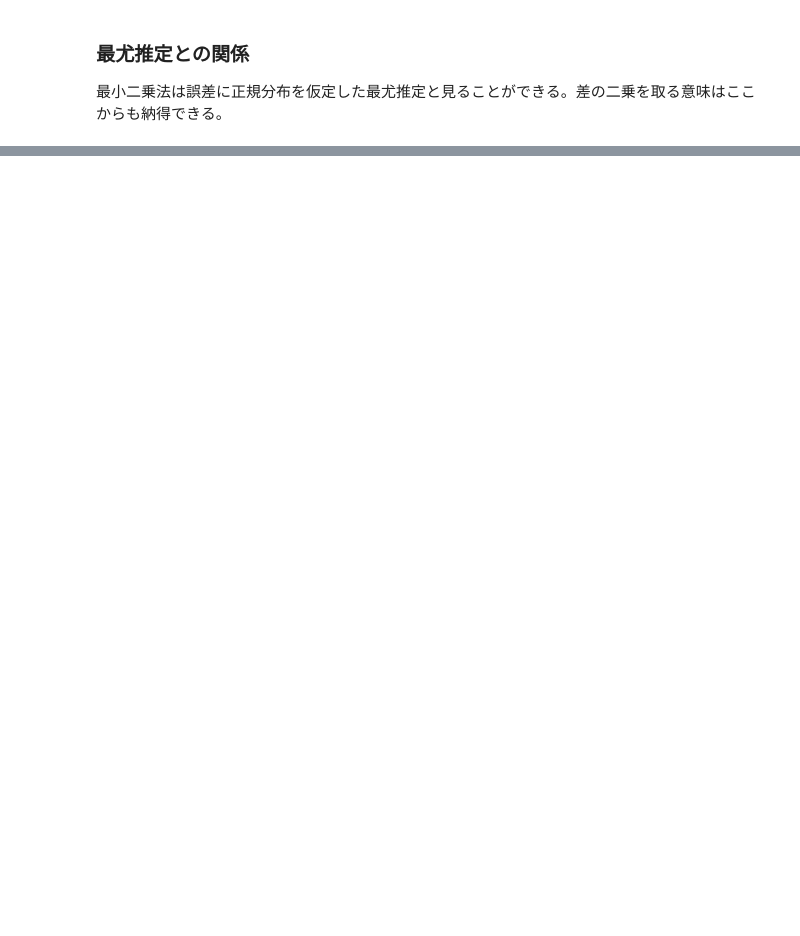
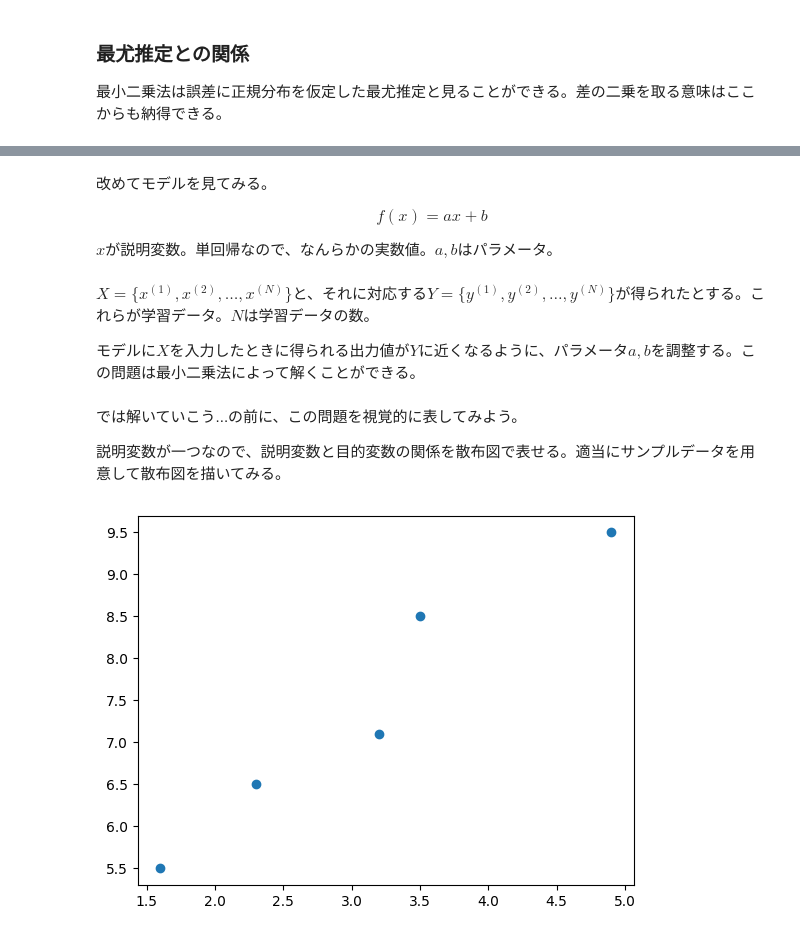
Before and after one commit to misya11p/machine-learning, a Jupyter notebook: linear_regression.ipynb, the cells around one changed output, grey strips where cells are left out. Saved outputs shown, nothing was run; the diff lists cells and outputs as text; code cells hidden in the pictures; blank space fills up the shorter version.

```diff
--- a/linear_regression.ipynb
+++ b/linear_regression.ipynb
@@ -65,0 +77,22 @@ $$
+# %% [markdown]
+改めてモデルを見てみる。
+
+$$
+f(x) = ax + b
+$$
+
+$x$が説明変数。単回帰なので、なんらかの実数値。$a,b$はパラメータ。
+# %% [markdown]
+$X=\{x^{(1)}, x^{(2)}, \dots, x^{(N)}\}$と、それに対応する$Y=\{y^{(1)}, y^{(2)}, \dots, y^{(N)}\}$が得られたとする。これらが学習データ。$N$は学習データの数。
+
+モデルに$X$を入力したときに得られる出力値が$Y$に近くなるように、パラメータ$a,b$を調整する。この問題は最小二乗法によって解くことができる。
+# %% [markdown]
+では解いていこう...の前に、この問題を視覚的に表してみよう。
+
+説明変数が一つなので、説明変数と目的変数の関係を散布図で表せる。適当にサンプルデータを用意して散布図を描いてみる。
+# %%
+x = np.array([2.3, 4.9, 1.6, 3.5, 3.2])
+y = np.array([6.5, 9.5, 5.5, 8.5, 7.1])
+plt.scatter(x, y);
+# %% [output]
+[figure, added]
```
Also changed, not shown: parts of 22 cells of this notebook.
